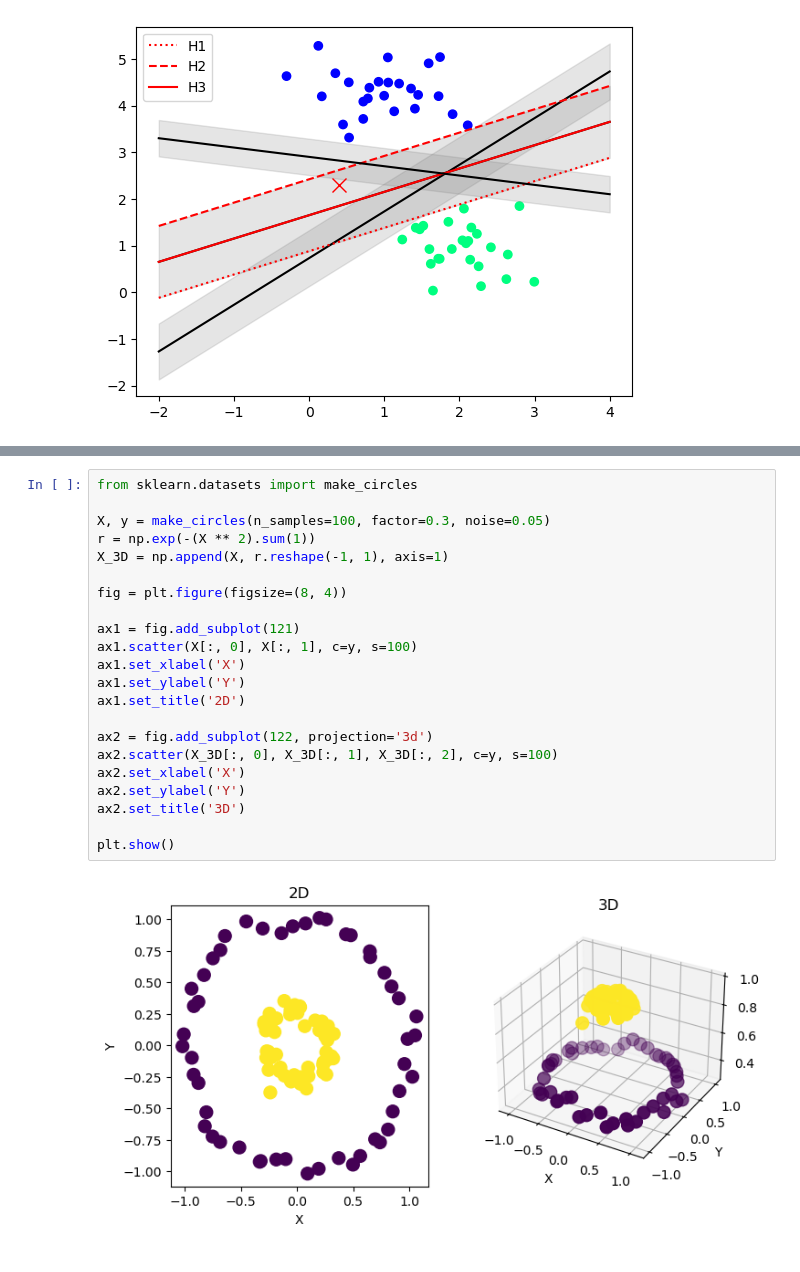
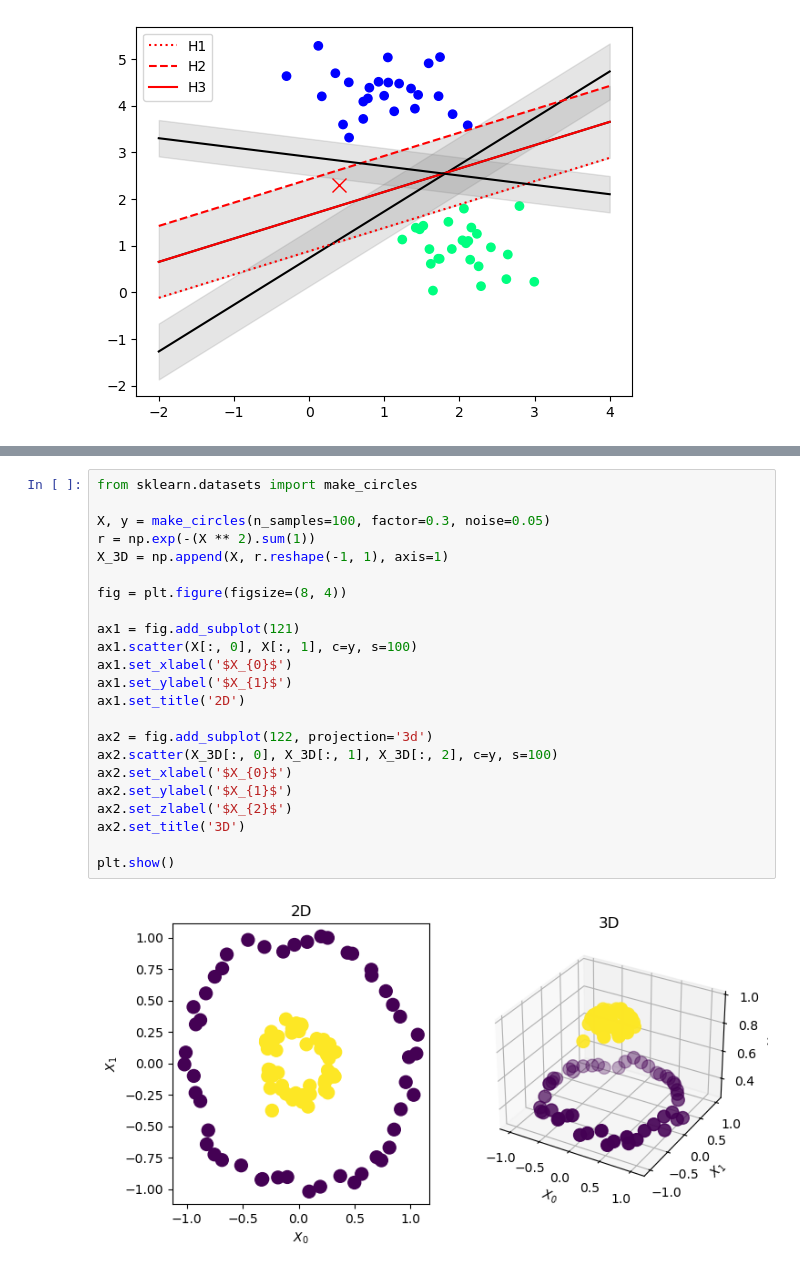
Before and after one commit to hc-sun/python-data-science, a Jupyter notebook: machine_learning.ipynb, the cells around one changed output, grey strips where cells are left out. Saved outputs shown, nothing was run; the diff lists cells and outputs as text.

```diff
--- a/machine_learning.ipynb
+++ b/machine_learning.ipynb
@@ -405,24 +415,25 @@ plt.show()
 # %%
 from sklearn.datasets import make_circles
 
 X, y = make_circles(n_samples=100, factor=0.3, noise=0.05)
 r = np.exp(-(X ** 2).sum(1))
 X_3D = np.append(X, r.reshape(-1, 1), axis=1)
 
 fig = plt.figure(figsize=(8, 4))
 
 ax1 = fig.add_subplot(121)
 ax1.scatter(X[:, 0], X[:, 1], c=y, s=100)
-ax1.set_xlabel('X')
-ax1.set_ylabel('Y')
+ax1.set_xlabel('$X_{0}$')
+ax1.set_ylabel('$X_{1}$')
 ax1.set_title('2D')
 
 ax2 = fig.add_subplot(122, projection='3d')
 ax2.scatter(X_3D[:, 0], X_3D[:, 1], X_3D[:, 2], c=y, s=100)
-ax2.set_xlabel('X')
-ax2.set_ylabel('Y')
+ax2.set_xlabel('$X_{0}$')
+ax2.set_ylabel('$X_{1}$')
+ax2.set_zlabel('$X_{2}$')
 ax2.set_title('3D')
 
 plt.show()
 # %% [output]
-[figure, old version]
+[figure, new version]
```
Also changed, not shown: parts of 2 cells of this notebook.
